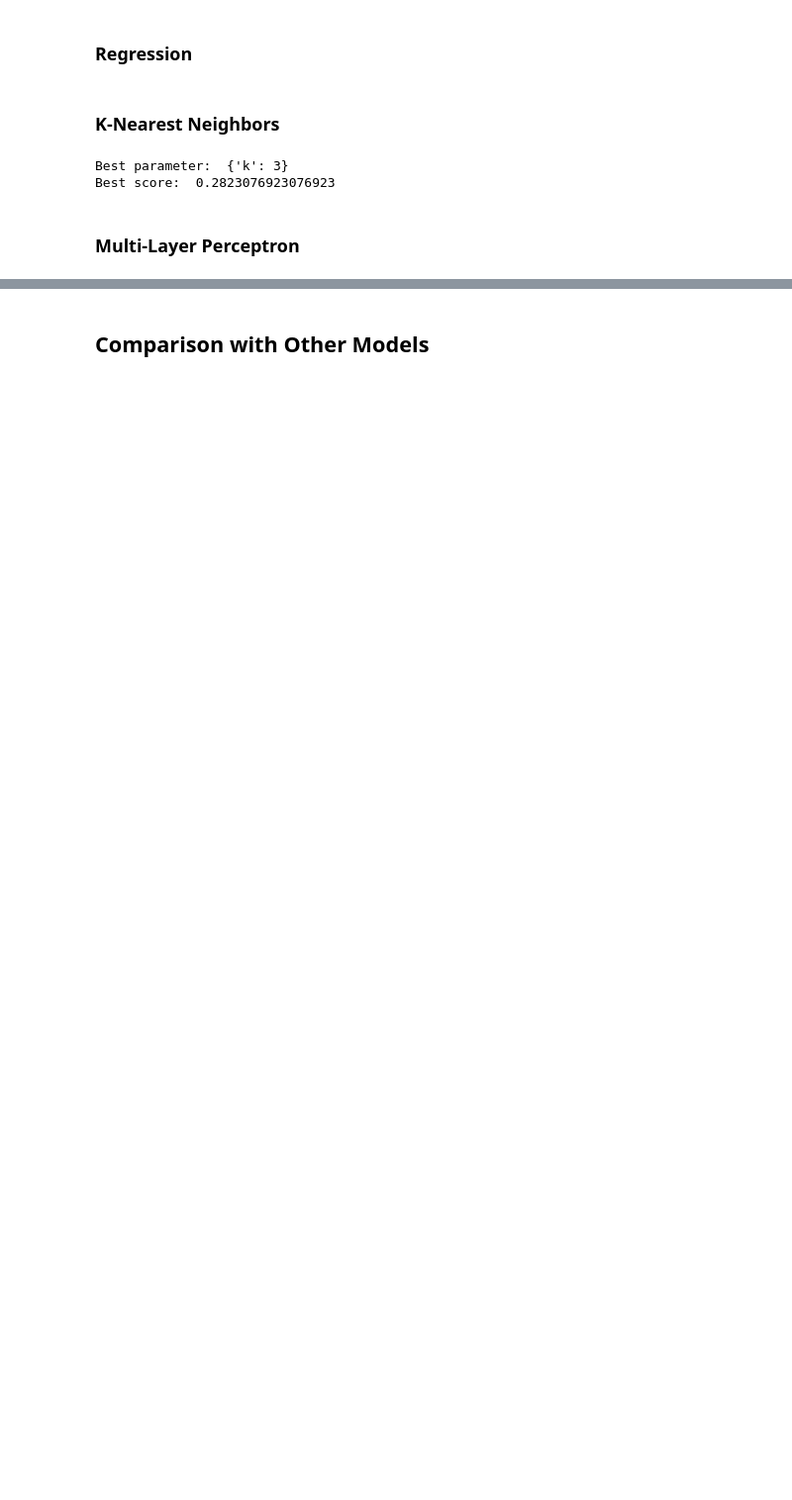
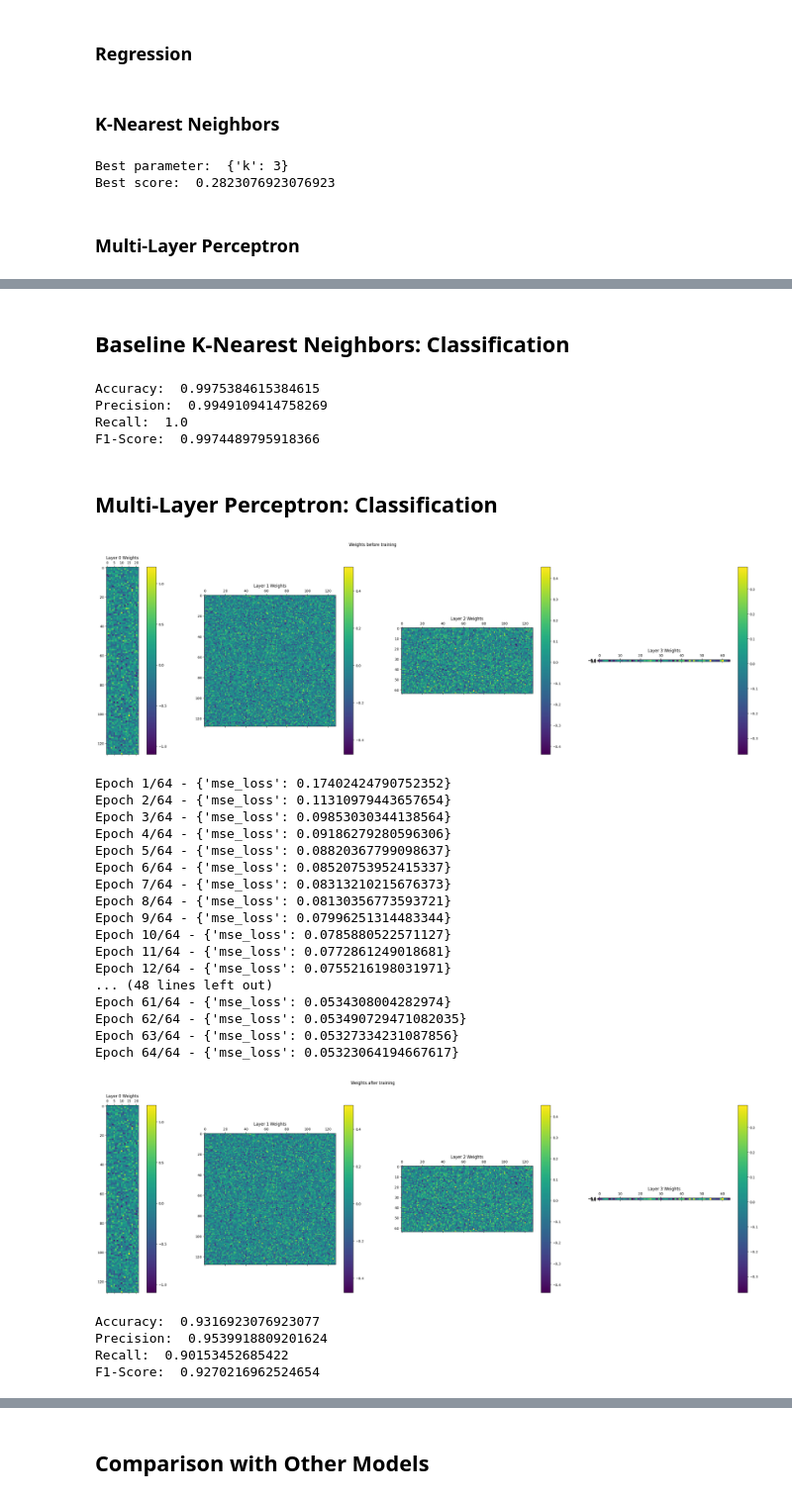
Before and after one commit to hectellian/ai-nn-project, a Jupyter notebook: results.ipynb, the cells around one changed output, grey strips where cells are left out. Shown at 99% size. Drawn from its saved outputs; the diff is of its cells as text; code cells hidden in the pictures; blank space fills up the shorter version.

```diff
--- a/results.ipynb
+++ b/results.ipynb
@@ -330,0 +203,63 @@ Best score:  0.5676923076923077
+# %% [markdown]
+## Baseline K-Nearest Neighbors: Classification
+# %%
+knn = KNN(**knn_best_param)
+knn.fit(mushroom_X_train, mushroom_y_train)
+mushroom_output = knn.predict(mushroom_X_test)
+# %%
+mushroom_output = mushroom_output.reshape(-1, 1)
+
+print("Accuracy: ", accuracy(mushroom_y_test, mushroom_output))
+print("Precision: ", precision(mushroom_y_test, mushroom_output))
+print("Recall: ", recall(mushroom_y_test, mushroom_output))
+print("F1-Score: ", f1_score(mushroom_y_test, mushroom_output))
+# %% [output]
+Accuracy:  0.9975384615384615
+Precision:  0.9949109414758269
+Recall:  1.0
+F1-Score:  0.9974489795918366
+# %% [markdown]
+## Multi-Layer Perceptron: Classification
+# %%
+mushroom_network = MLP(**best_param)
+
+visualize_weights(mushroom_network, title="Weights before training")
+
+metrics = mushroom_network.fit(mushroom_X_train, mushroom_y_train, verbose=True)
+
+visualize_weights(mushroom_network, title="Weights after training")
+# %% [output]
+[figure, added]
+Epoch 1/64 - {'mse_loss': 0.17402424790752352}
+Epoch 2/64 - {'mse_loss': 0.11310979443657654}
+Epoch 3/64 - {'mse_loss': 0.09853030344138564}
+Epoch 4/64 - {'mse_loss': 0.09186279280596306}
+Epoch 5/64 - {'mse_loss': 0.08820367799098637}
+Epoch 6/64 - {'mse_loss': 0.08520753952415337}
+Epoch 7/64 - {'mse_loss': 0.08313210215676373}
+Epoch 8/64 - {'mse_loss': 0.08130356773593721}
+Epoch 9/64 - {'mse_loss': 0.07996251314483344}
+Epoch 10/64 - {'mse_loss': 0.0785880522571127}
+Epoch 11/64 - {'mse_loss': 0.0772861249018681}
+Epoch 12/64 - {'mse_loss': 0.0755216198031971}
+... (48 lines left out)
+Epoch 61/64 - {'mse_loss': 0.0534308004282974}
+Epoch 62/64 - {'mse_loss': 0.053490729471082035}
+Epoch 63/64 - {'mse_loss': 0.05327334231087856}
+Epoch 64/64 - {'mse_loss': 0.05323064194667617}
+[figure, added]
+# %%
+mushroom_output = mushroom_network.predict(mushroom_X_test.T)
+
+# convert to binary
+mushroom_output = np.where(mushroom_output >= 0.5, 1, 0)
+
+print("Accuracy: ", accuracy(mushroom_y_test, mushroom_output.T))
+print("Precision: ", precision(mushroom_y_test, mushroom_output.T))
+print("Recall: ", recall(mushroom_y_test, mushroom_output.T))
+print("F1-Score: ", f1_score(mushroom_y_test, mushroom_output.T))
+# %% [output]
+Accuracy:  0.9316923076923077
+Precision:  0.9539918809201624
+Recall:  0.90153452685422
+F1-Score:  0.9270216962524654
```
Also changed, not shown: parts of 27 cells of this notebook, 1 other file.
